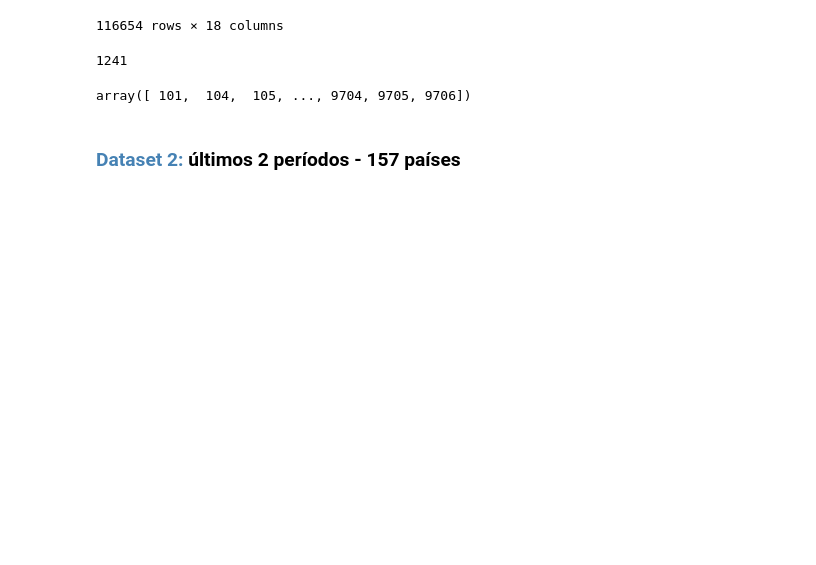
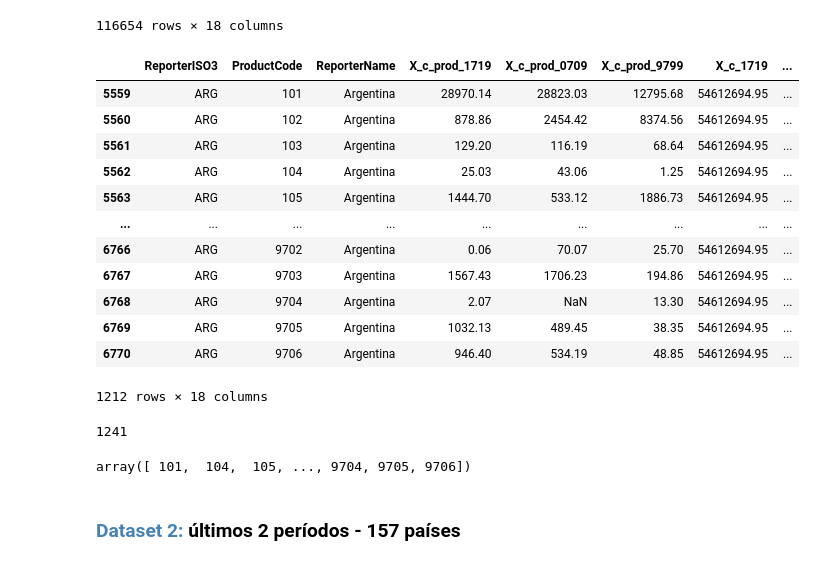
Before and after one commit to sc-perini/product-space, a Jupyter notebook: notebooks/01 - Calculo matriz de proximidad.ipynb, the cells around one changed output. Cells and saved outputs as stored; diff of their text form; code cells hidden in the pictures; blank space fills up the shorter version.

```diff
--- a/notebooks/01 - Calculo matriz de proximidad.ipynb
+++ b/notebooks/01 - Calculo matriz de proximidad.ipynb
@@ -372,6 +378,22 @@ df1 # 116654 rows × 18 columns
 | 178600 | ZMB | 9705 | Zambia | 874.84 | 846.11 | 3.04 | 7998239.78 | ... |
 | 178601 | ZMB | 9706 | Zambia | 1.15 | NaN | 5.66 | 7998239.78 | ... |
 116654 rows × 18 columns
+# %%
+df1[df1.ReporterISO3=='ARG']
+# %% [output]
+|  | ReporterISO3 | ProductCode | ReporterName | X_c_prod_1719 | X_c_prod_0709 | X_c_prod_9799 | X_c_1719 | ... |
+| 5559 | ARG | 101 | Argentina | 28970.14 | 28823.03 | 12795.68 | 54612694.95 | ... |
+| 5560 | ARG | 102 | Argentina | 878.86 | 2454.42 | 8374.56 | 54612694.95 | ... |
+| 5561 | ARG | 103 | Argentina | 129.20 | 116.19 | 68.64 | 54612694.95 | ... |
+| 5562 | ARG | 104 | Argentina | 25.03 | 43.06 | 1.25 | 54612694.95 | ... |
+| 5563 | ARG | 105 | Argentina | 1444.70 | 533.12 | 1886.73 | 54612694.95 | ... |
+| ... | ... | ... | ... | ... | ... | ... | ... | ... |
+| 6766 | ARG | 9702 | Argentina | 0.06 | 70.07 | 25.70 | 54612694.95 | ... |
+| 6767 | ARG | 9703 | Argentina | 1567.43 | 1706.23 | 194.86 | 54612694.95 | ... |
+| 6768 | ARG | 9704 | Argentina | 2.07 | NaN | 13.30 | 54612694.95 | ... |
+| 6769 | ARG | 9705 | Argentina | 1032.13 | 489.45 | 38.35 | 54612694.95 | ... |
+| 6770 | ARG | 9706 | Argentina | 946.40 | 534.19 | 48.85 | 54612694.95 | ... |
+1212 rows × 18 columns
 # %%
 df1['ProductCode'].nunique()
 # %% [output]
```
Also changed, not shown: parts of 29 cells of this notebook, 34 other files.
